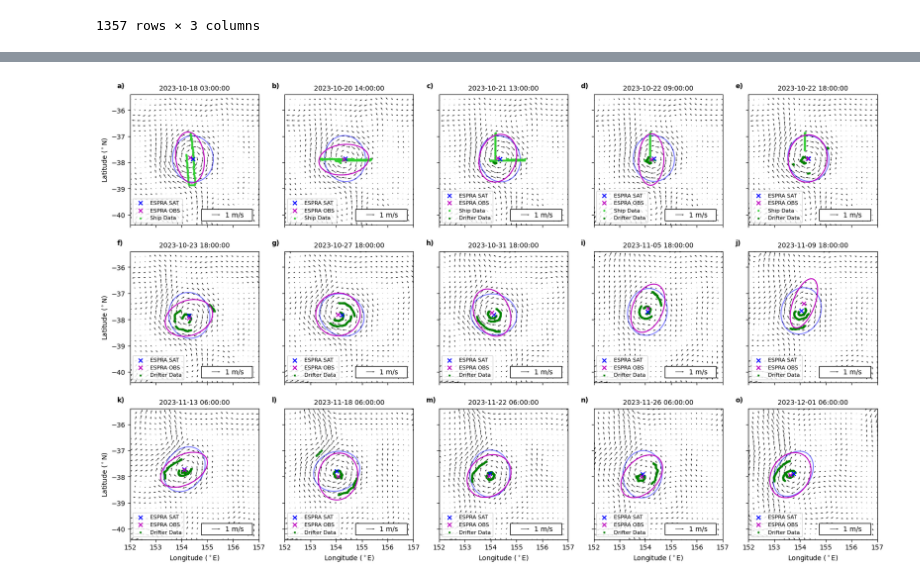
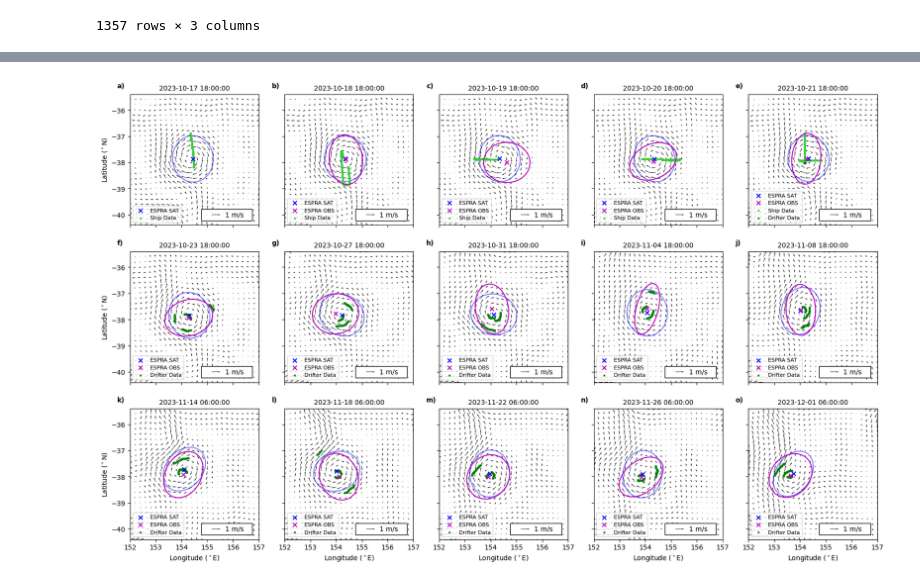
Before and after one commit to regdowse/UNSW-MRes, a Jupyter notebook: MRes/Chapter1/CE_Observation.ipynb, the cells around one changed output, grey strips where cells are left out. Saved outputs shown, nothing was run; the diff lists cells and outputs as text; code cells hidden in the pictures.

```diff
--- a/MRes/Chapter1/CE_Observation.ipynb
+++ b/MRes/Chapter1/CE_Observation.ipynb
@@ -508,0 +498,14 @@ plt.legend()
+# %%
+ship_stamps = []
+for stamp in list(dic_obs_hrly.keys()):
+    if np.any(np.isnan(dic_obs_hrly[stamp]['ID'])):
+        ship_stamps.append(stamp)
+
+df_ship_indxs = pd.DataFrame(columns=['Time', 'obs indx'])
+for time in tim_ssh:
+    indx = np.where(time == np.array(ship_stamps))[0]
+    if indx.size > 0:
+        indx = indx[0]
+
+        df_ship_indxs.loc[len(df_ship_indxs)] = {'Time': time, 'obs indx': indx}
+df_ship_indxs
@@ -513,26 +523,11 @@ for time in tim_ssh:
     indx = np.where(time == timestamps)[0]
     if indx.size > 0:
         indx = indx[0]
-        if indx >= 135:
+        if indx >= df_ship_indxs.iloc[-1]['obs indx']:
             df.loc[len(df)] = {'Time': time, 'obs indx': indx}
 df_selected = df.iloc[np.linspace(0, len(df) - 5, 10, dtype=int)]
-ts = [18, 77, 100, 120, 129] + df_selected['obs indx'].tolist()
-df
-# ts = [18,
-#  77,
-#  100,
-#  120,
-#  129] +
-
-#  [249,
-#  369,
-#  489,
-#  591,
-#  717,
-#  861,
-#  957,
-#  1077,
-#  1221,
-#  1293]
+df_ship_selected = df_ship_indxs.iloc[np.linspace(0, len(df_ship_indxs) - 1, 5, dtype=int)]
+ts = df_ship_selected['Time'].tolist() + df_selected['Time'].tolist()
+df.head()
 # %% [output]
 |  | Time | obs indx |
@@ -570,13 +572,12 @@ spwidth = 4
 
 fig, axs = plt.subplots(rows, cols, figsize=(spwidth*cols,spwidth*rows), sharey=True, sharex=True)
 
-# for k, t in enumerate(np.round(np.linspace(0, len(timestamps)-1, rows*cols))):
-for k, t in enumerate(ts):
+for k, time in enumerate(ts):
 
     ax = axs[k // cols, k % cols]
 
-    timestamps = df_obs_trace_hrly['Time']
-    time = timestamps[t]
+    # timestamps = df_obs_trace_hrly['Time']
+    # time = timestamps[t]
 
     closest_row = df_ssh_trace[df_ssh_trace['Time'] <= time].iloc[-1]
     if closest_row['Time'] in tim_ssh:
@@ -612,34 +613,34 @@ for k, t in enumerate(ts):
         xi_drift, yi_drift = xi[~np.isnan(ID)], yi[~np.isnan(ID)]
         if len(xi_drift) > 0:
             ax.scatter(xi_drift, yi_drift, marker='x', color='g', s=5, label='Drifter Data', zorder=6)
 
 
     # ax.axis('equal')
     ax.set_xlim(lon_min_CE-2, lon_max_CE+2)
     ax.set_ylim(lat_min_CE-2, lat_max_CE+2)
 
     ax.set_title(f'{time}', fontsize=10)
     ax.legend(loc='lower left', fontsize=8)
 
     if k % cols == 0:
         ax.set_ylabel(r'Latitude ($^\circ$N)')
     if k >= rows*cols - cols:
         ax.set_xlabel(r'Longitude ($^\circ$E)')
 
     ax.text(-0.1, 1.05, int_to_excel(k)+')', transform=ax.transAxes, fontsize=10, fontweight='bold')
 
     magnitude = 1
     x_pos, y_pos = 0.75, 0.08
     box_width = 0.4 # Adjust width as needed
     box_height = 0.09  # Adjust height as needed
     rect = Rectangle((x_pos - box_width / 2, y_pos - box_height / 2),
                            box_width, box_height, transform=ax.transAxes,
                            facecolor='white', edgecolor='black')
     ax.add_patch(rect)
     ax.quiverkey(quiv, X=x_pos-.05, Y=y_pos, U=magnitude,
                  label=f'{magnitude} m/s', labelpos='E')
 # %% [output]
-[figure, old version]
+[figure, new version]
 # %%
 
 fig, axs = plt.subplots(1, 2, figsize=(10, 5))
```
Also changed, not shown: parts of 13 cells of this notebook, 1 other file.
